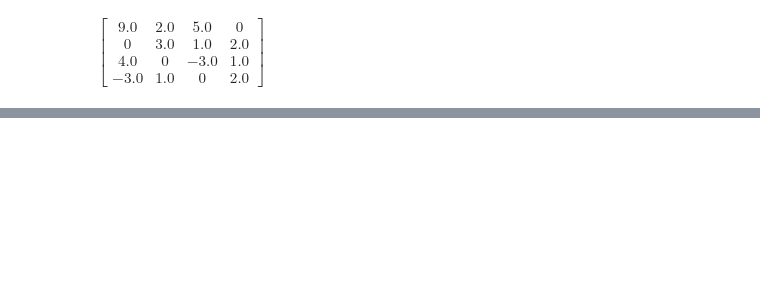
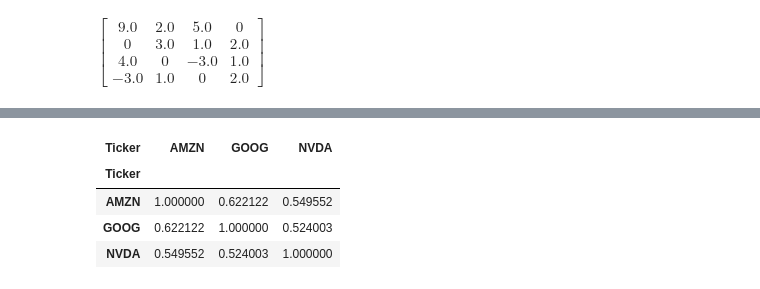
Before and after one commit to rkrishnavedic/scientific-computing-for-finance, a Jupyter notebook: Lecture Notes/Lecture02.ipynb, the cells around one changed output, grey strips where cells are left out. Saved outputs shown, nothing was run; the diff lists cells and outputs as text; code cells hidden in the pictures; blank space fills up the shorter version.

```diff
--- a/Lecture Notes/Lecture02.ipynb
+++ b/Lecture Notes/Lecture02.ipynb
@@ -141,0 +326,9 @@ $\displaystyle \left[\begin{matrix}9.0 & 2.0 & 5.0 & 0\\0 & 3.0 & 1.0 & 2.0\\4.0
+# %%
+corr_matrix= log_returns.corr()
+corr_matrix
+# %% [output]
+| Ticker | AMZN | GOOG | NVDA |
+| Ticker |  |  |  |
+| AMZN | 1.000000 | 0.622122 | 0.549552 |
+| GOOG | 0.622122 | 1.000000 | 0.524003 |
+| NVDA | 0.549552 | 0.524003 | 1.000000 |
```
Also changed, not shown: parts of 11 cells of this notebook, 1 other file.
